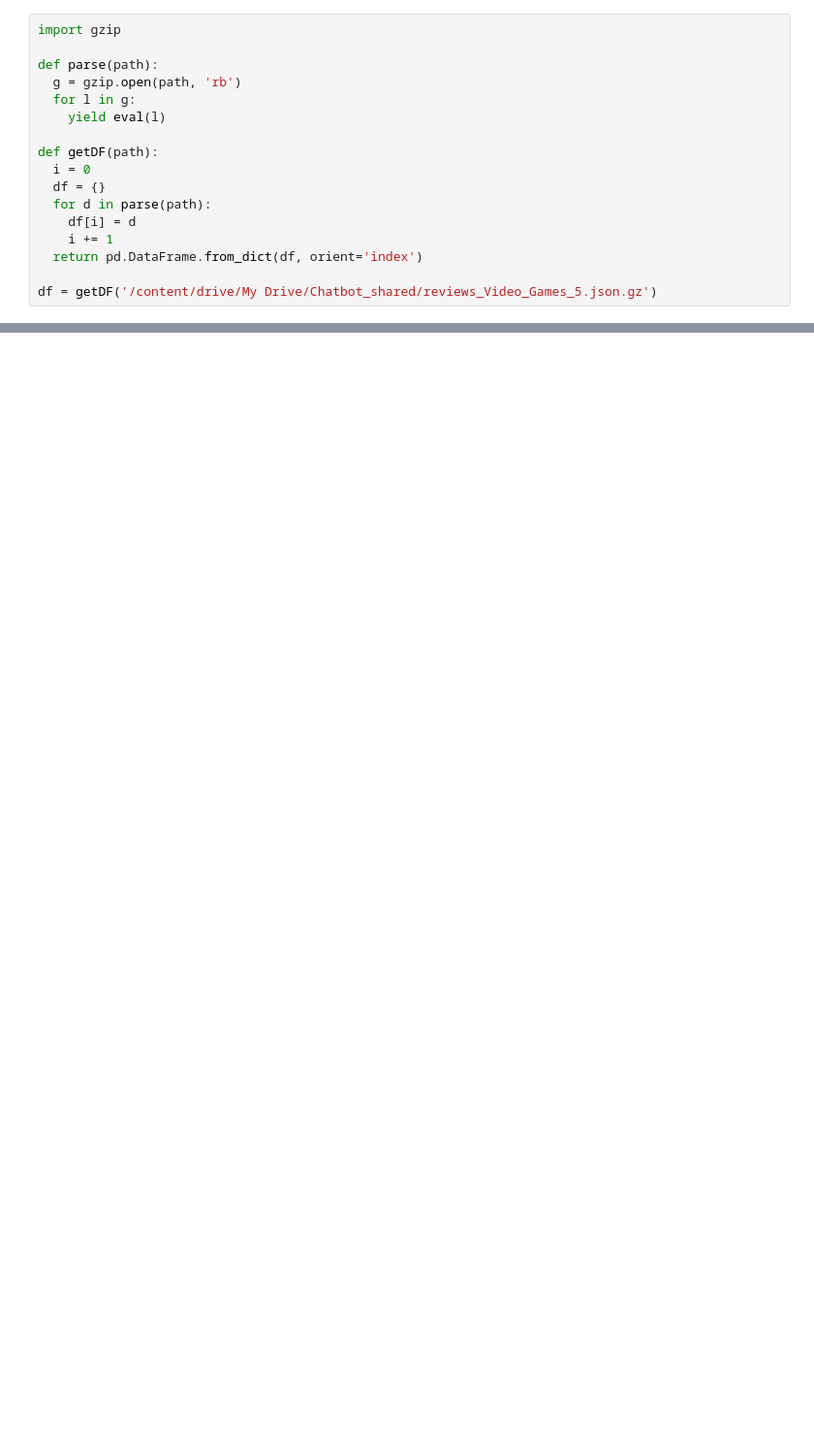
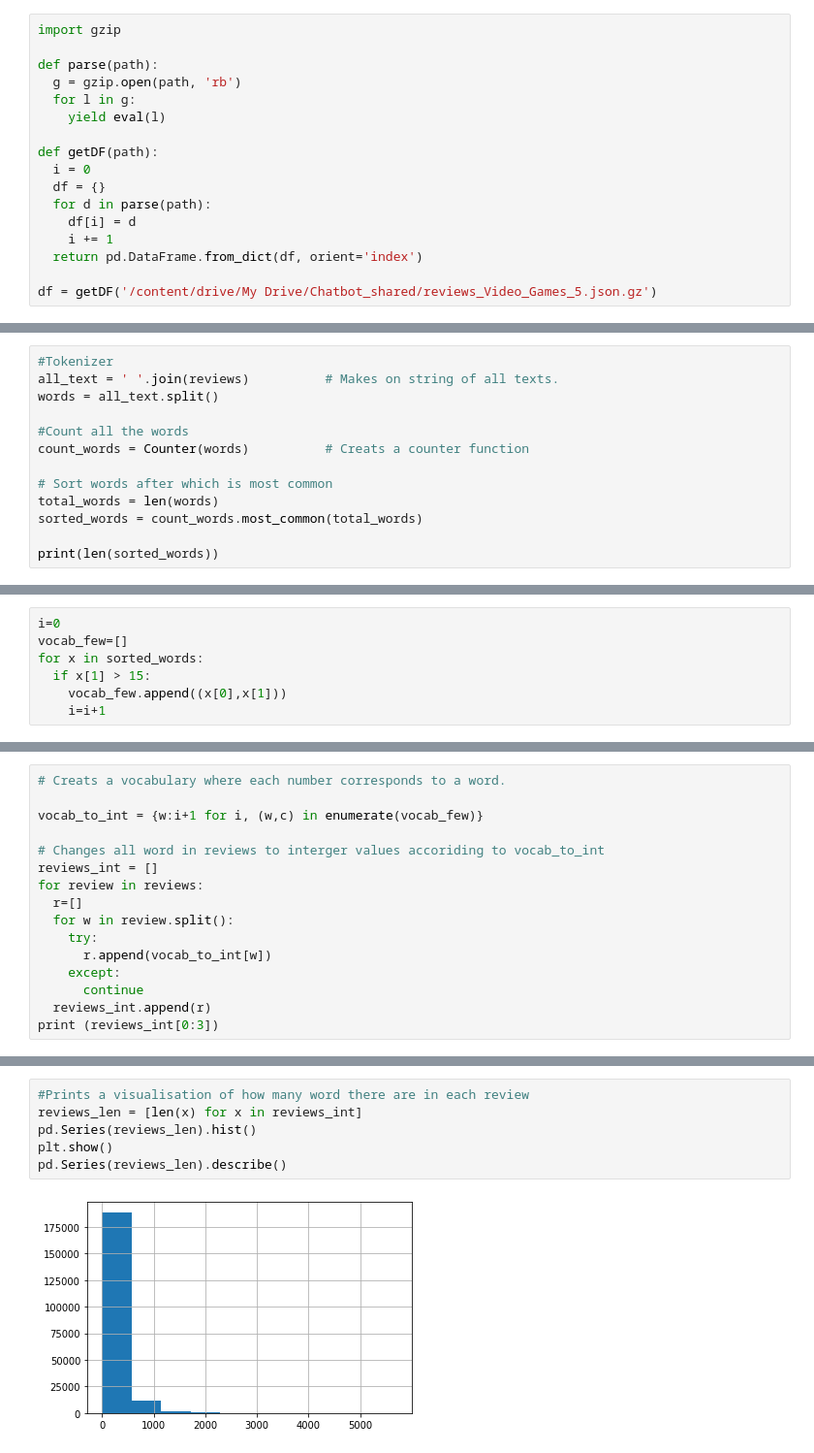
Before and after one commit to adsamaz/Chattbot, a Jupyter notebook: chatbot.ipynb, the cells around one changed output, grey strips where cells are left out. Shown: that part at 97% size. Drawn from its saved outputs; the diff is of its cells as text; blank space fills up the shorter version.

```diff
--- a/chatbot.ipynb
+++ b/chatbot.ipynb
@@ -244,0 +169,13 @@ test.get(['reviewText','overall'])
+# %%
+#Tokenizer
+all_text = ' '.join(reviews)          # Makes on string of all texts.
+words = all_text.split()
+
+#Count all the words
+count_words = Counter(words)          # Creats a counter function
+
+# Sort words after which is most common
+total_words = len(words)
+sorted_words = count_words.most_common(total_words)
+
+print(len(sorted_words))
@@ -244,0 +184,7 @@ test.get(['reviewText','overall'])
+# %%
+i=0
+vocab_few=[]
+for x in sorted_words:
+  if x[1] > 15:
+    vocab_few.append((x[0],x[1]))
+    i=i+1
@@ -244,0 +213,16 @@ test.get(['reviewText','overall'])
+# %%
+# Creats a vocabulary where each number corresponds to a word.
+
+vocab_to_int = {w:i+1 for i, (w,c) in enumerate(vocab_few)}
+
+# Changes all word in reviews to interger values accoriding to vocab_to_int
+reviews_int = []
+for review in reviews:
+  r=[]
+  for w in review.split():
+    try:
+      r.append(vocab_to_int[w])
+    except:
+      continue
+  reviews_int.append(r)
+print (reviews_int[0:3])
@@ -244,0 +236,8 @@ test.get(['reviewText','overall'])
+# %%
+#Prints a visualisation of how many word there are in each review
+reviews_len = [len(x) for x in reviews_int]
+pd.Series(reviews_len).hist()
+plt.show()
+pd.Series(reviews_len).describe()
+# %% [output]
+[figure, added]
```
Also changed, not shown: parts of 35 cells of this notebook.
